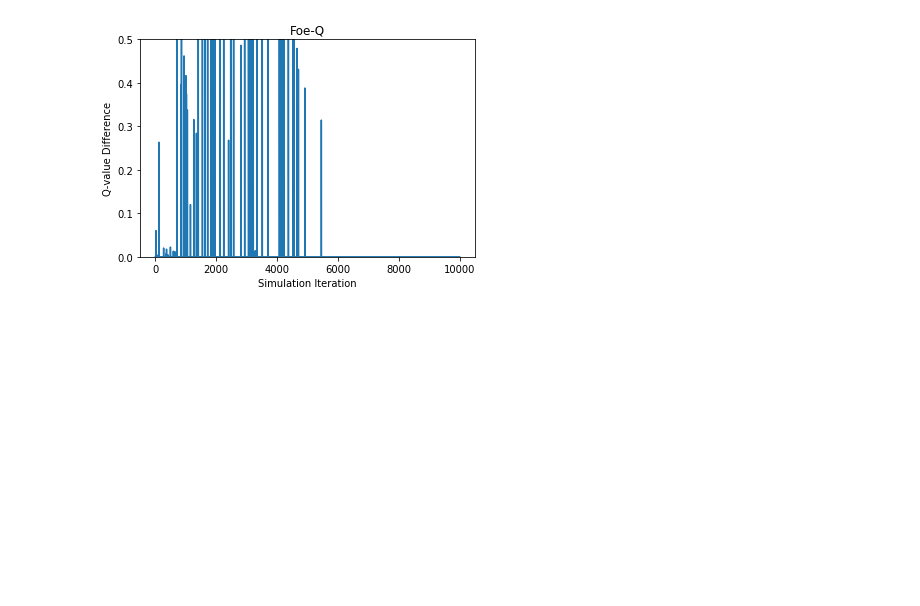
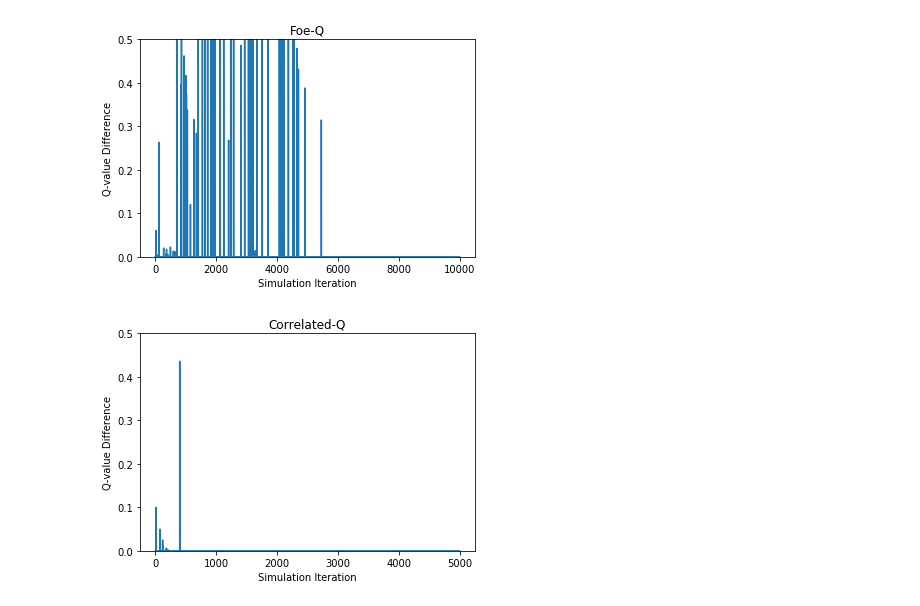
Before and after one commit to accraze/robocup-ceq, a Jupyter notebook: ceq.ipynb, the cells around one changed output. Cells and saved outputs as stored; diff of their text form; code cells hidden in the pictures; blank space fills up the shorter version.

```diff
--- a/ceq.ipynb
+++ b/ceq.ipynb
@@ -49,3 +50,16 @@ foeq_err, foe_q1 = foeq.run(transition, A)
 plot(foeq_err, title='Foe-Q', figname='foeq')
 # %% [output]
 [figure]
+# %%
+gamma = .9 # discount
+alpha = .5 # learning rate
+e = .9 # epsilon
+
+n_iter = 5000
+
+ceq = CEQ(states, action_list, rewards, eps=e, gamma=gamma, alpha=alpha, n_iterations=n_iter)
+ceq_err, ce_q1 = ceq.run(transition, A)
+# %%
+plot(ceq_err, title='Correlated-Q', figname='ceq')
+# %% [output]
+[figure, added]
```
Also changed, not shown: parts of 1 cell of this notebook, 1 other file.
